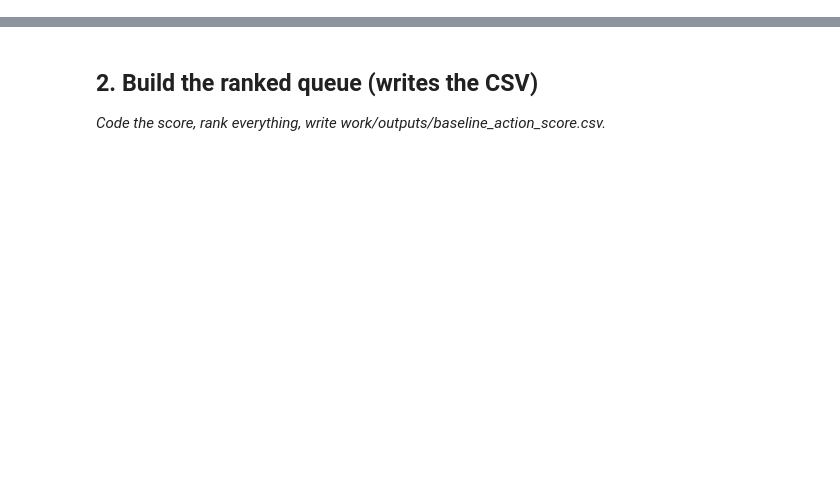
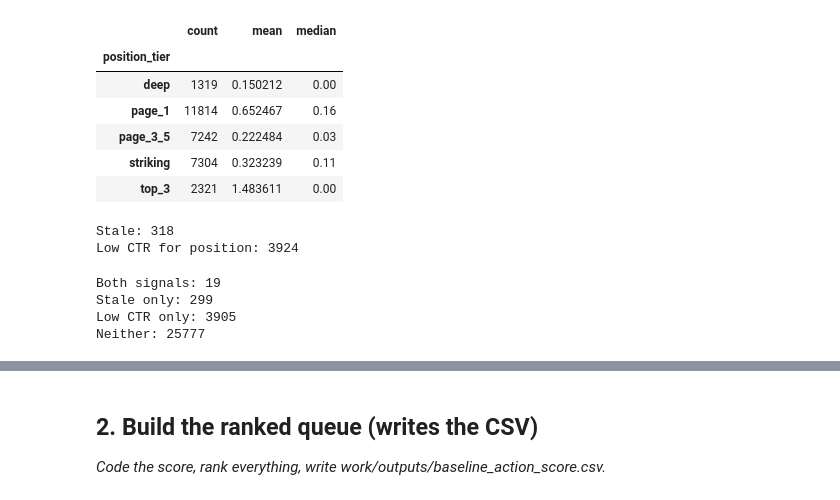
Before and after one commit to ektam9931/flyrank-ml-week1, a Jupyter notebook: work/notebooks/w04_baseline_score.ipynb, the cells around one changed output, grey strips where cells are left out. Drawn from its saved outputs; the diff is of its cells as text; code cells hidden in the pictures; blank space fills up the shorter version.

```diff
--- a/work/notebooks/w04_baseline_score.ipynb
+++ b/work/notebooks/w04_baseline_score.ipynb
@@ -15,0 +62,49 @@ This skeleton is yours to fill. Work the sections **in order** — each one has
+# %%
+df.groupby("position_tier")["ctr"].agg(["count", "mean", "median"])
+# %% [output]
+|  | count | mean | median |
+| position_tier |  |  |  |
+| deep | 1319 | 0.150212 | 0.00 |
+| page_1 | 11814 | 0.652467 | 0.16 |
+| page_3_5 | 7242 | 0.222484 | 0.03 |
+| striking | 7304 | 0.323239 | 0.11 |
+| top_3 | 2321 | 1.483611 | 0.00 |
+# %%
+
+
+stale = df["days_since_last_update"] > 104
+
+
+position_ctr_thresholds = {
+    "top_3": 0.15,
+    "page_1": 0.16,
+    "striking": 0.13,
+    "page_3_5": 0.08,
+    "deep": 0.0975
+}
+
+low_ctr_for_position = (
+    (df["ctr"] > 0) &
+    df.apply(
+        lambda row: row["ctr"] < position_ctr_thresholds.get(
+            row["position_tier"], np.inf
+        ),
+        axis=1
+    )
+)
+
+print("Stale:", stale.sum())
+print("Low CTR for position:", low_ctr_for_position.sum())
+# %% [output]
+Stale: 318
+Low CTR for position: 3924
+# %%
+print("Both signals:", (stale & low_ctr_for_position).sum())
+print("Stale only:", (stale & ~low_ctr_for_position).sum())
+print("Low CTR only:", (~stale & low_ctr_for_position).sum())
+print("Neither:", (~stale & ~low_ctr_for_position).sum())
+# %% [output]
+Both signals: 19
+Stale only: 299
+Low CTR only: 3905
+Neither: 25777
```
Also changed, not shown: parts of 23 cells of this notebook.
